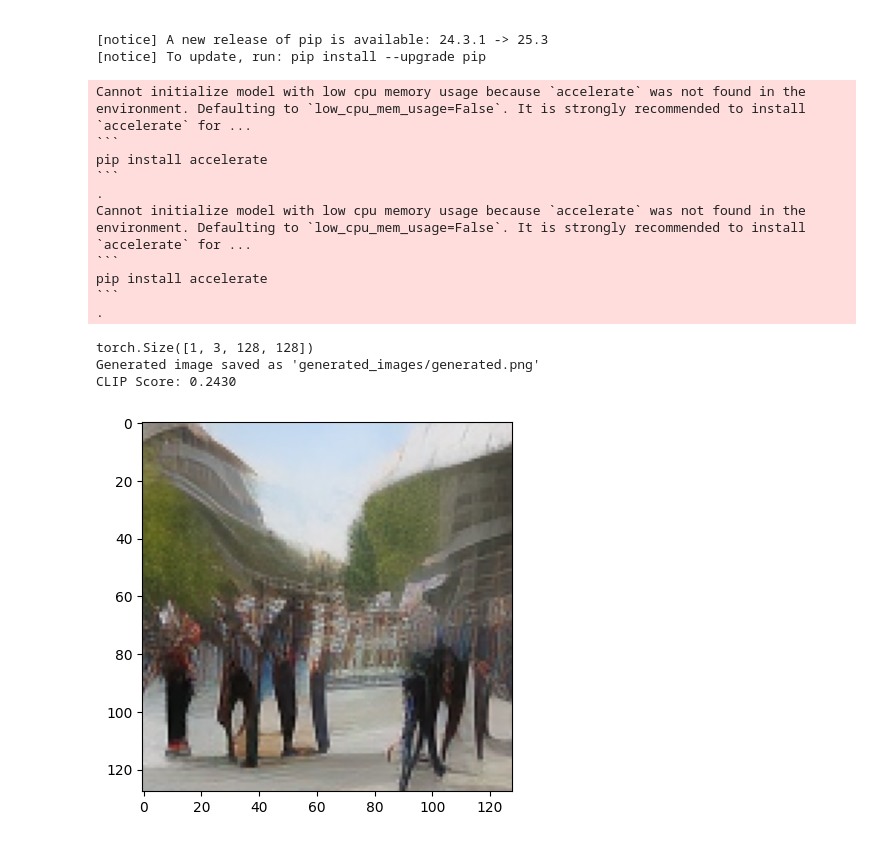
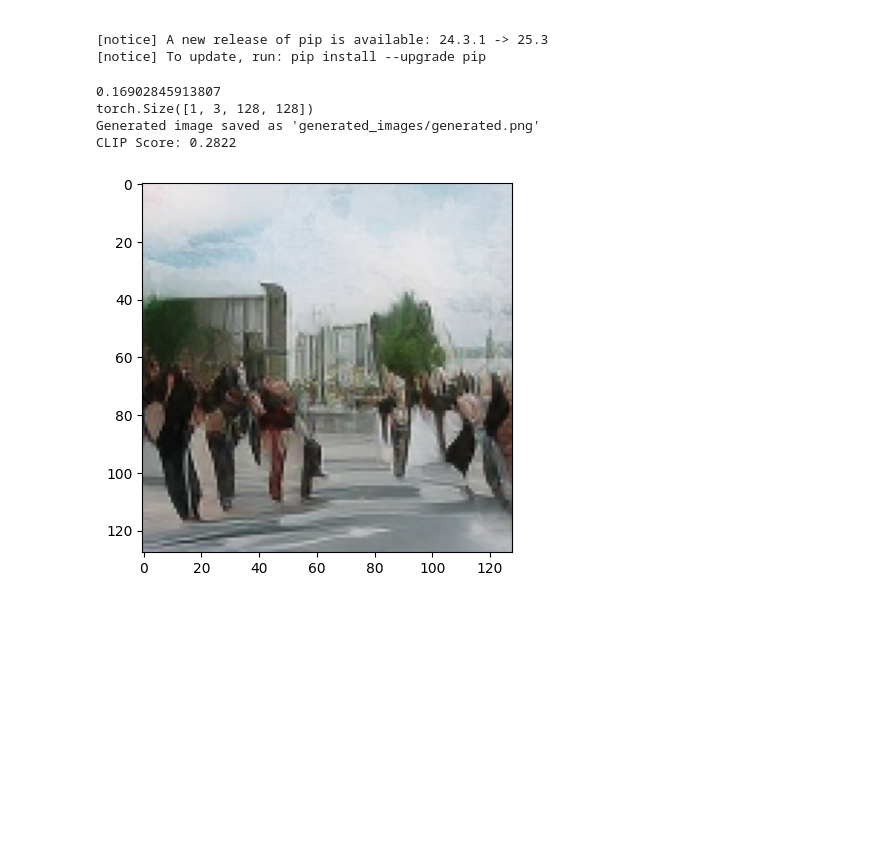
Before and after one commit to Vishwa2684/Latent-Diffusion-Model-for-text-to-image-generation, a Jupyter notebook: eval.ipynb, the cells around one changed output. Cells and saved outputs as stored; diff of their text form; code cells hidden in the pictures; blank space fills up the shorter version.

Commit message:
performing inference for 500 steps

````diff
--- a/eval.ipynb
+++ b/eval.ipynb
@@ -30,10 +30,10 @@ import os
 from torchvision.transforms import transforms
 from huggingface_hub import snapshot_download
 
-def generate_image_with_clip_score(prompt, num_inference_steps=50, guidance_scale=7.5):
+def generate_image_with_clip_score(prompt, num_inference_steps=500, guidance_scale=7.5):
 
-    # device = "cuda" if torch.cuda.is_available() else "cpu"
-    device='cpu'
+    device = "cuda" if torch.cuda.is_available() else "cpu"
+    # device='cpu'
 
     # Load models
 
@@ -45,7 +45,7 @@ def generate_image_with_clip_score(prompt, num_inference_steps=50, guidance_scal
     # )
     LATENT_SIZE = 16
     model_path = '/teamspace/studios/this_studio/Latent-Diffusion-Model-for-text-to-image-generation/ldm_checkpoints'
-    model_path = os.path.join(model_path, "epoch_6")
+    model_path = os.path.join(model_path, "epoch_7")
 
     # Initialize models
     unet = UNet2DConditionModel.from_pretrained(
@@ -60,7 +60,7 @@ def generate_image_with_clip_score(prompt, num_inference_steps=50, guidance_scal
     # Load training state if needed
     checkpoint = torch.load(os.path.join(model_path, "training_state.pth"), map_location=device)
     unet.load_state_dict(checkpoint['model_state_dict'])
-
+    print(checkpoint['loss'])
     # Set to evaluation mode
     unet.eval()
     text_encoder.eval()
@@ -132,44 +132,35 @@ def generate_image_with_clip_score(prompt, num_inference_steps=50, guidance_scal
 
     image = Image.fromarray(image)
 
 
     # Calculate CLIP score
     transform = transforms.Compose([
         transforms.Resize((224, 224)),
         transforms.ToTensor(),
         transforms.Normalize([0.5], [0.5])
     ])
     processed_image = transform(image).unsqueeze(0).to(device)
     with torch.no_grad():
         image_features = clip.get_image_features(processed_image)
         image_features = F.normalize(image_features, dim=-1)
 
         text_features = clip.get_text_features(text_input.input_ids)
         text_features = F.normalize(text_features, dim=-1)
         clip_score = (image_features * text_features).sum(dim=-1).item()
 
     return image, clip_score
 
 # Example usage
 prompt = "people walking on street"
 generated_image, clip_score = generate_image_with_clip_score(prompt)
 os.makedirs("generated_images", exist_ok=True)
 generated_image.save("generated_images/generated.png")
 print(f"Generated image saved as 'generated_images/generated.png'")
 plt.imshow(generated_image)
 print(f"CLIP Score: {clip_score:.4f}")
 # %% [output]
-Cannot initialize model with low cpu memory usage because `accelerate` was not found in the environment. Defaulting to `low_cpu_mem_usage=False`. It is strongly recommended to install `accelerate` for ...
-```
-pip install accelerate
-```
-.
-Cannot initialize model with low cpu memory usage because `accelerate` was not found in the environment. Defaulting to `low_cpu_mem_usage=False`. It is strongly recommended to install `accelerate` for ...
-```
-pip install accelerate
-```
-.
+0.16902845913807
+torch.Size([1, 3, 128, 128])
+Generated image saved as 'generated_images/generated.png'
+CLIP Score: 0.2822
-torch.Size([1, 3, 128, 128])
-Generated image saved as 'generated_images/generated.png'
-CLIP Score: 0.2430
-[figure, old version]
+[figure, new version]
````
